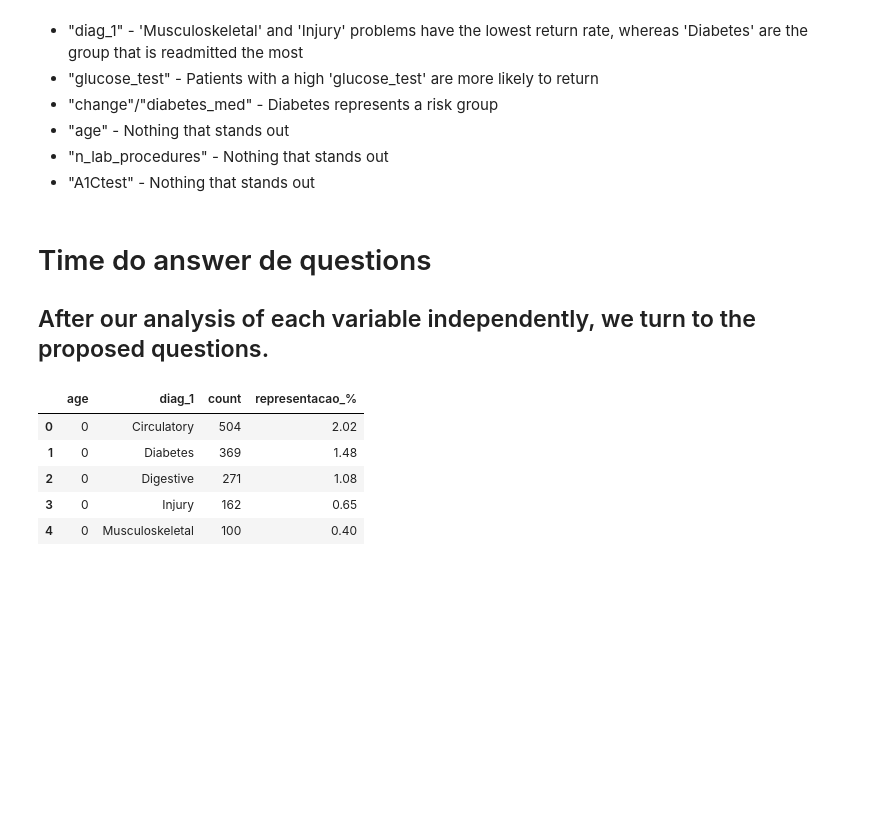
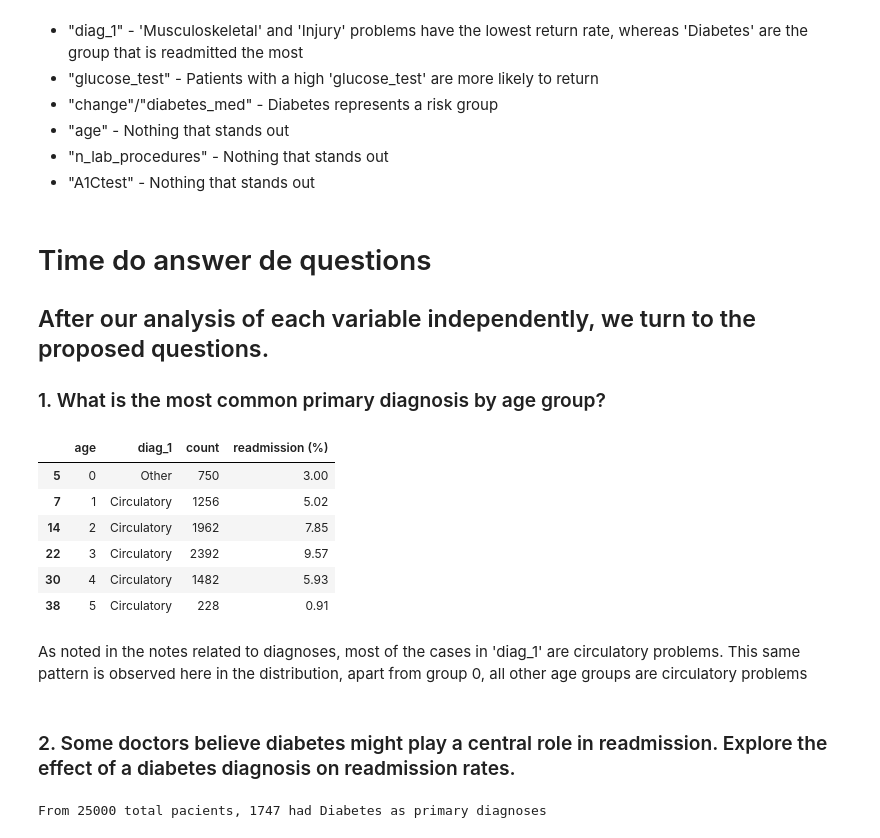
Before and after one commit to andreggalvao/hospitals_readmissions, a Jupyter notebook: hosp_readmissions org.ipynb, the cells around one changed output. Cells and saved outputs as stored; diff of their text form; code cells hidden in the pictures; blank space fills up the shorter version.

```diff
--- a/hosp_readmissions org.ipynb
+++ b/hosp_readmissions org.ipynb
@@ -626,20 +720,29 @@ Okay, now let's summarize all the observations coming from the individual analys
 # %% [markdown]
 # Time do answer de questions
 ## After our analysis of each variable independently, we turn to the proposed questions.
+### 1. What is the most common primary diagnosis by age group?
 # %%
 # 1. What is the most common primary diagnosis by age group?
 
 age = dados.groupby(['age' , 'diag_1'])['diag_1'].agg(['count'])
-#age['participation_%'] = round(age['sum'] / age['count'],4)*100
-age['representacao_%'] = round(age['count'] / amostra,4)*100
+age['readmission (%)'] = round(age['count'] / amostra,4)*100
 age.reset_index(inplace = True)
-age.head()
+age.sort_values(by = 'count', ascending = False).drop_duplicates(subset = ['age']).sort_values(by = 'age')
 # %% [output]
-|  | age | diag_1 | count | representacao_% |
-| 0 | 0 | Circulatory | 504 | 2.02 |
-| 1 | 0 | Diabetes | 369 | 1.48 |
-| 2 | 0 | Digestive | 271 | 1.08 |
-| 3 | 0 | Injury | 162 | 0.65 |
-| 4 | 0 | Musculoskeletal | 100 | 0.40 |
+|  | age | diag_1 | count | readmission (%) |
+| 5 | 0 | Other | 750 | 3.00 |
+| 7 | 1 | Circulatory | 1256 | 5.02 |
+| 14 | 2 | Circulatory | 1962 | 7.85 |
+| 22 | 3 | Circulatory | 2392 | 9.57 |
+| 30 | 4 | Circulatory | 1482 | 5.93 |
+| 38 | 5 | Circulatory | 228 | 0.91 |
+# %% [markdown]
+As noted in the notes related to diagnoses, most of the cases in 'diag_1' are circulatory problems. This same pattern is observed here in the distribution, apart from group 0, all other age groups are circulatory problems
+# %% [markdown]
+### 2. Some doctors believe diabetes might play a central role in readmission. Explore the effect of a diabetes diagnosis on readmission rates.
 # %%
-age.groupby(['age','diag_1'], level = 1)['representacao_%'].max()
+# 2. Some doctors believe diabetes might play a central role in readmission. Explore the effect of a diabetes diagnosis on readmission rates.
+qtd_diab = len(dados.loc[ dados.diag_1 == 'Diabetes'])
+print('From {} total pacients, {} had Diabetes as primary diagnoses'.format(amostra, qtd_diab))
+# %% [output]
+From 25000 total pacients, 1747 had Diabetes as primary diagnoses
```
Also changed, not shown: parts of 56 cells of this notebook, 1 other file.
